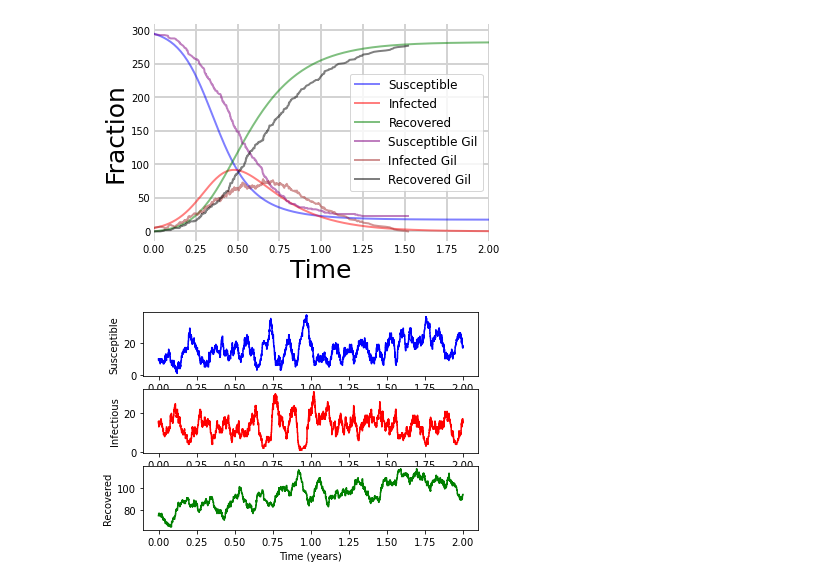
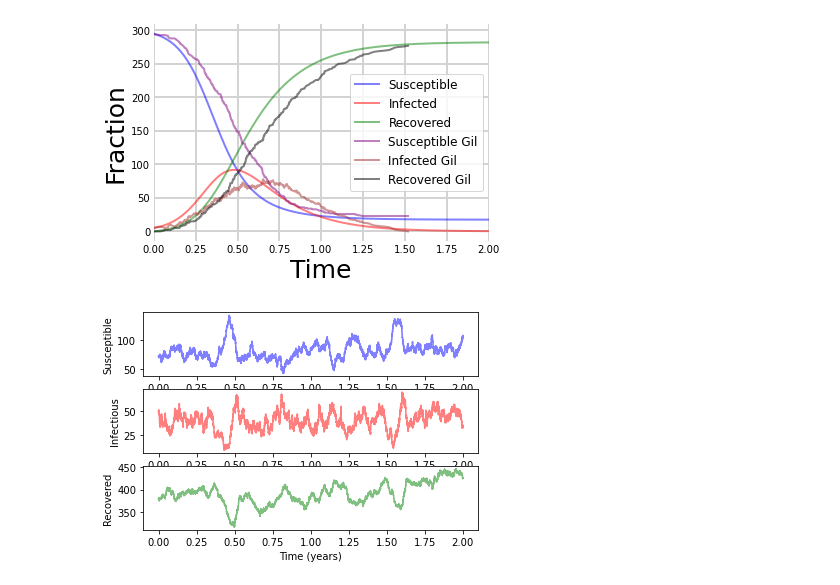
Before and after one commit to Florisdv5/Introcomp_assign2, a Jupyter notebook: Introcomp_assign2.ipynb, the cells around one changed output. Drawn from its saved outputs; the diff is of its cells as text; code cells hidden in the pictures.

```diff
--- a/Introcomp_assign2.ipynb
+++ b/Introcomp_assign2.ipynb
@@ -158,17 +158,19 @@ import numpy as np
 import pylab as pl
 
 beta=1.0
-gamma=1/10.0
+gamma=1/7.0
 mu=1/70
-N0=100
+N0=500
+# delta = math.sqrt(N0)*5.5e-03
+delta = 0.0625*mu*(beta/gamma -1)*math.sqrt(N0)
 ### You may want to try with popylation size of 50 (small) to see the events
 ### In this case uncomment the next line
 #N0=50.0
 ND=MaxTime=2*365.0
 Y0=pl.ceil(mu*N0/gamma)
 X0=pl.floor(gamma*N0/beta)
-# Y0=10
-# X0=4500
+# Y0=5
+# X0=8000
 Z0=N0-X0-Y0
 
 INPUT = np.array((X0,Y0,Z0))
@@ -177,8 +179,8 @@ timestep=0.0
 
 def stoc_eqs(INP,ts):
 	V = INP
-	Rate=np.zeros((6))
-	Change=np.zeros((6,3))
+	Rate=np.zeros((7))
+	Change=np.zeros((7,3))
 	N=np.sum(V[range(3)])
 	Rate[0] = beta*V[0]*V[1]/N; Change[0,:]=([-1, +1, 0]);
 	Rate[1] = gamma*V[1];  Change[1,:]=([0, -1, +1]);
@@ -186,6 +188,7 @@ def stoc_eqs(INP,ts):
 	Rate[3] = mu*V[0];  Change[3,:]=([-1, 0, 0]);
 	Rate[4] = mu*V[1];  Change[4,:]=([0, -1, 0]);
 	Rate[5] = mu*V[2];  Change[5,:]=([0, 0, -1]);
+	Rate[6] = delta;  Change[6,:]=([0, +1, 0]);
 	R1=pl.rand();
 	R2=pl.rand();
 	ts = -np.log(R2)/(np.sum(Rate));
@@ -208,37 +211,37 @@ def Stoch_Iteration(INPUT):
 		T.append(T[lop-1]+ts)
 		S.append(INPUT[0])
 		I.append(INPUT[1])
 		R.append(INPUT[2])
 		[res,ts] = stoc_eqs(INPUT,ts)
 		lop=lop+1
 		T.append(T[lop-1])
 		S.append(INPUT[0])
 		I.append(INPUT[1])
 		R.append(INPUT[2])
 	return [T,S,I,R]
 
 [T,S,I,R]=Stoch_Iteration(INPUT)
 
 tT=np.array(T)[1:,]/365.
 tS=np.array(S)[1:,]
 tI=np.array(I)[1:,]
 tR=np.array(R)[1:,]
 
 pl.subplot(311)
-pl.plot(tT, tS, 'b')
+pl.plot(tT, tS, 'b', alpha=0.5)
 #pl.xlabel ('Time (years)')
 pl.ylabel ('Susceptible')
 pl.subplot(312)
-pl.plot(tT, tI, 'r')
+pl.plot(tT, tI, 'r', alpha=0.5)
 #pl.xlabel ('Time (years)')
 pl.ylabel ('Infectious')
 pl.subplot(313)
-pl.plot(tT, tR, 'g')
+pl.plot(tT, tR, 'g', alpha=0.5)
 pl.xlabel ('Time (years)')
 pl.ylabel ('Recovered')
 pl.show()
 # %% [output]
-[figure, old version]
+[figure, new version]
 # %%
 fig = plt.figure()
 ax = fig.add_subplot(111, axisbelow=True)
```
Also changed, not shown: parts of 1 cell of this notebook.
